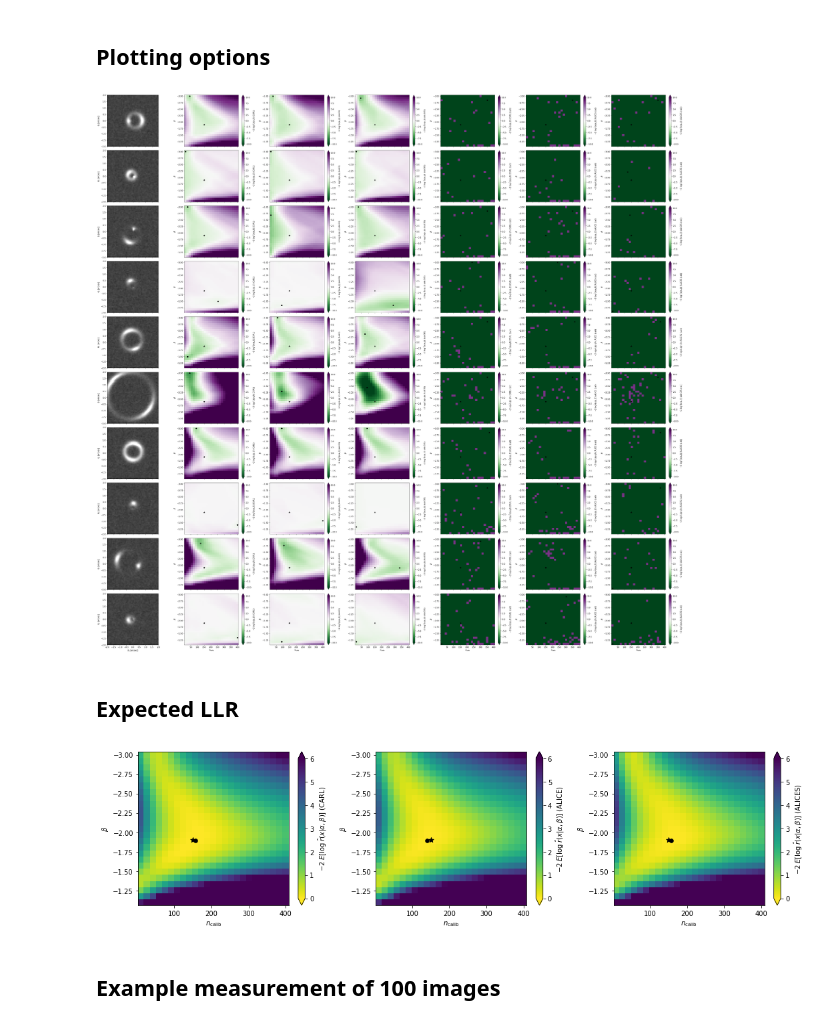
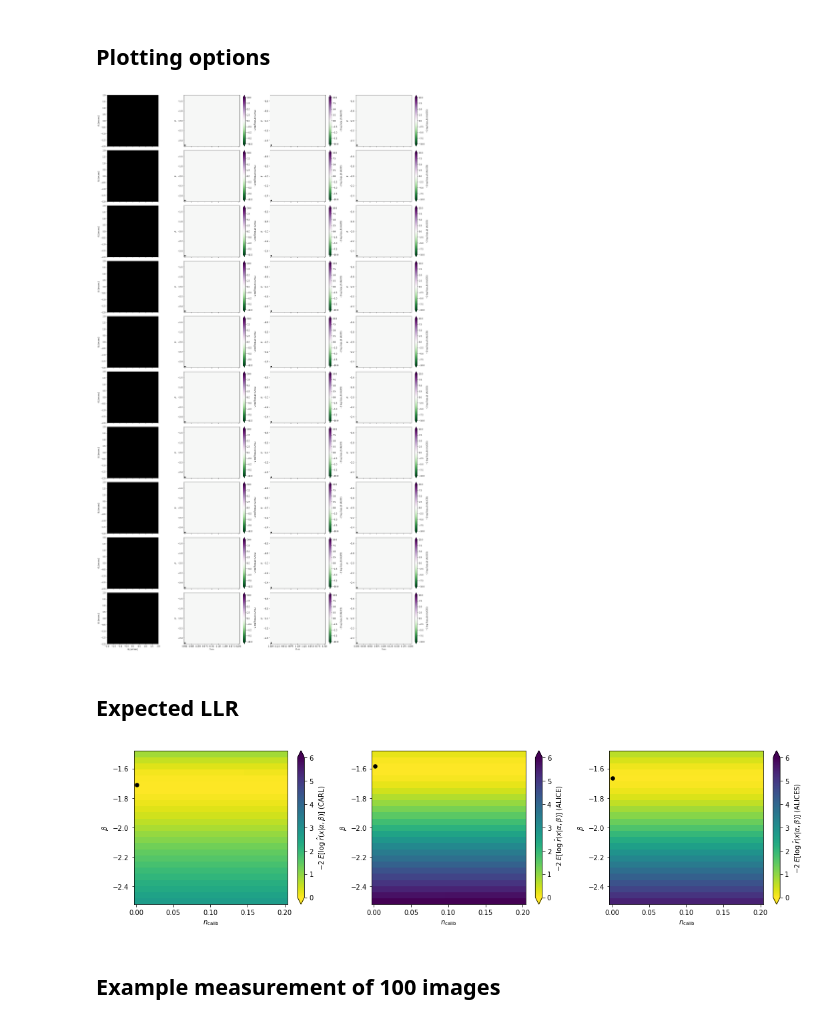
Before and after one commit to smsharma/mining-for-substructure-lens, a Jupyter notebook: notebooks/05_evaluate.ipynb, the cells around one changed output. Drawn from its saved outputs; the diff is of its cells as text; code cells hidden in the pictures.

Commit message:
Devastating results, hopefully found bug

```diff
--- a/notebooks/05_evaluate.ipynb
+++ b/notebooks/05_evaluate.ipynb
@@ -26,32 +30,27 @@ plot_grads = False
 # %%
-xs = np.load("../data/samples/x_test_point.npy")
+xs = np.load("../data/samples/x_test_{}_point.npy".format(setting))
+#xs = np.ones((1000, 64, 64))
 # %%
 idx = list(range(20,30))
 nrows = len(idx)
 # %%
 filenames = [
-    "carl_aux",
-    "alice_aux",
-    "alices_aux",
-    "calibrated_carl_aux",
-    "calibrated_alice_aux",
-    "calibrated_alices_aux",
+    "carl",
+    "alice",
+    "alices",
 ]
 labels = [
     "CARL",
     "ALICE",
     "ALICES",
-    "CARL (cal)",
-    "ALICE (cal)",
-    "ALICES (cal)",
 ]
-colors = ["red", "green", "red", "green"]*4
+colors = ["red", "green", "yellow"]*4
 nmethods = len(filenames)
 ncols = len(filenames) + 1
 # %%
-llrs = np.asarray([np.load("../data/results/llr_{}_grid.npy".format(filename)) for filename in filenames])
+llrs = np.asarray([np.load("../data/results/llr_{}_{}_grid.npy".format(filename, setting)) for filename in filenames])
 if plot_grads:
-    grads = np.asarray([np.load("../data/results/grad_x_{}_grid.npy".format(filename))[:100] for filename in filenames])
+    grads = np.asarray([np.load("../data/results/grad_x_{}_{}_grid.npy".format(filename, setting))[:100] for filename in filenames])
     grad_logs = grads * xs[np.newaxis, :grads.shape[1]]
     rel_grads = np.abs(grad_logs) / np.sum(np.abs(grad_logs).reshape(grad_logs.shape[0], grad_logs.shape[1], -1), axis=2)[:,:,np.newaxis, np.newaxis]
 # %%
@@ -66,18 +65,18 @@ expected_x = np.mean(xs, axis=0)
 # %% [markdown]
 ## Parameter grids
 # %%
-grid_res = 25
+resolution = 25
 
-alpha_test = np.linspace(10., 400., grid_res)
-beta_test = np.linspace(-1.1, -3., grid_res)
+f_sub_1d = np.linspace(0.001, 0.200, resolution)
+beta_1d = np.linspace(-2.5, -1.5, resolution)
 
-theta0, theta1 = np.meshgrid(alpha_test, beta_test)
+theta0, theta1 = np.meshgrid(f_sub_1d, beta_1d)
 theta_grid = np.vstack((theta0.flatten(), theta1.flatten())).T
 
-bin_size = alpha_test[1] - alpha_test[0]
-alpha_edges = np.linspace(alpha_test[0] - bin_size/2, alpha_test[-1] + bin_size/2, grid_res + 1)
-bin_size = beta_test[1] - beta_test[0]
-beta_edges = np.linspace(beta_test[0] - bin_size/2, beta_test[-1] + bin_size/2, grid_res + 1)
+bin_size = f_sub_1d[1] - f_sub_1d[0]
+alpha_edges = np.linspace(f_sub_1d[0] - bin_size/2, f_sub_1d[-1] + bin_size/2, resolution + 1)
+bin_size = beta_1d[1] - beta_1d[0]
+beta_edges = np.linspace(beta_1d[0] - bin_size/2, beta_1d[-1] + bin_size/2, resolution + 1)
 # %% [markdown]
 ## Plotting options
 # %%
@@ -190,36 +189,36 @@ for i in [nrows - 1] + list(range(nrows - 1)):
         else:
             ax = plt.subplot(nrows, ncols, i*ncols + k + 2, sharex=ax_rs[k])
 
         i_mle = np.argmax(llrs[k][:, i_img])
         theta_mle = theta_grid[i_mle]
         z = np.clip(-2. * llrs[k][:, i_img], llrmin, llrmax)
 
         pcm = ax.pcolormesh(
             alpha_edges,
             beta_edges,
-            z.reshape((grid_res, grid_res)),
+            z.reshape((resolution, resolution)),
             norm=matplotlib.colors.Normalize(vmin=llrmin, vmax=llrmax),
             cmap=llr_cmap
         )
         cbar = fig.colorbar(pcm, ax=ax, extend='both')
         plt.scatter(150., -1.9, s=60., color='black', marker='*')
         plt.scatter(theta_mle[0], theta_mle[1], s=30., color='black', marker='o')
 
         if i == nrows - 1:
             plt.xlabel(r'$n_{\mathrm{calib}}$')
         else:
             plt.setp(plt.gca().get_xticklabels(), visible=False)
         plt.ylabel(r'$\beta$')
         cbar.set_label(r'$-2\; \log \;\hat{r}(x | \alpha, \beta)$ ' + '({})'.format(labels[k]))
         plt.xlim(alpha_edges[0], alpha_edges[-1])
         plt.ylim(beta_edges[0], beta_edges[-1])
 
 
 
 plt.tight_layout()
-plt.savefig("../figures/predictions.pdf")
+plt.savefig("../figures/predictions_{}.pdf".format(setting))
 # %% [output]
-[figure, old version]
+[figure, new version]
 # %% [markdown]
 ## Expected LLR
 # %%
@@ -258,7 +257,7 @@ for k in range(nmethods):
     pcm = ax.pcolormesh(
         alpha_edges,
         beta_edges,
-        z.reshape((grid_res, grid_res)),
+        z.reshape((resolution, resolution)),
         norm=matplotlib.colors.Normalize(vmin=llrmin, vmax=llrmax),
         cmap=llr_cmap
     )
@@ -273,9 +272,9 @@ for k in range(nmethods):
     plt.ylim(beta_edges[0], beta_edges[-1])
 
 plt.tight_layout()
-plt.savefig("../figures/expected_llr.pdf")
+plt.savefig("../figures/expected_llr_{}.pdf".format(setting))
 # %% [output]
-[figure, old version]
+[figure, new version]
 # %% [markdown]
 ## Example measurement of 100 images
 # %%
```
Also changed, not shown: parts of 5 cells of this notebook, 29 other files.
